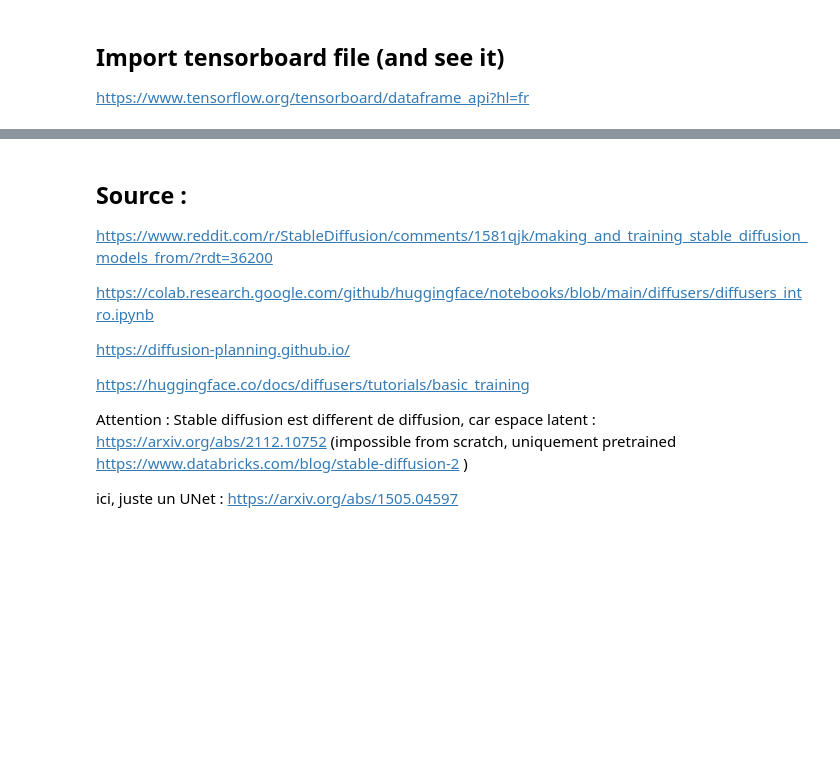
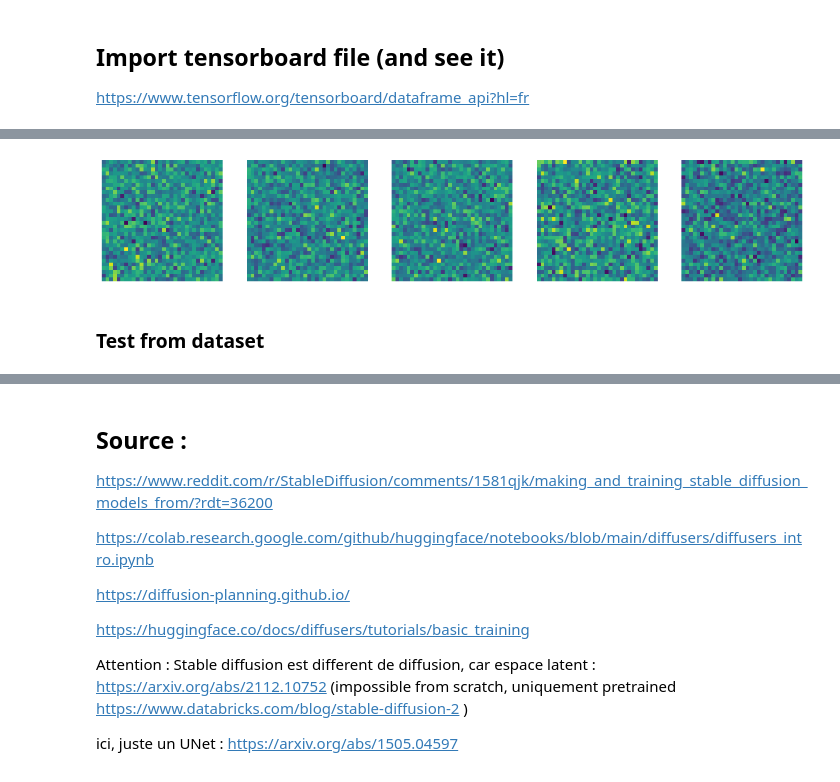
Before and after one commit to fabienfrfr/Gym-Setpoint, a Jupyter notebook: diffusion/result_Generative-2D_SPDL.ipynb, the cells around one changed output, grey strips where cells are left out. Drawn from its saved outputs; the diff is of its cells as text; code cells hidden in the pictures; blank space fills up the shorter version.

```diff
--- a/diffusion/result_Generative-2D_SPDL.ipynb
+++ b/diffusion/result_Generative-2D_SPDL.ipynb
@@ -266,0 +128,4 @@ saved_model = AutoModel.from_pretrained(dirpath+"ddpm-spdl-32")
+# %%
+path = dirpath + model_path[0]
+# Charger le modèle pré-entraîné avec SafeTensor
+pipeline_classic = DiffusionPipeline.from_pretrained(path, use_safetensors=True)
@@ -266,0 +148,18 @@ saved_model = AutoModel.from_pretrained(dirpath+"ddpm-spdl-32")
+# %%
+num_train_timesteps = torch.LongTensor([1000])
+# %%
+# Générer un bruit aléatoire (diffuseur)
+random_noise = torch.randn(1, 5, 32, 32)  # Exemple de bruit aléatoire en format tensor
+
+# Effectuer l'inférence pour générer une image à partir du bruit aléatoire
+output_image = pipeline_classic.unet(random_noise, num_train_timesteps, return_dict=False)
+# %%
+fig, axs = plt.subplots(1, 5, figsize=(16, 4))
+for i, image in enumerate(output_image[0].cpu().detach().numpy()[0]):
+    axs[i].imshow(image)
+    axs[i].set_axis_off()
+fig.show()
+# %% [output]
+[figure, added]
+# %% [markdown]
+### Test from dataset
```
Also changed, not shown: parts of 38 cells of this notebook.
